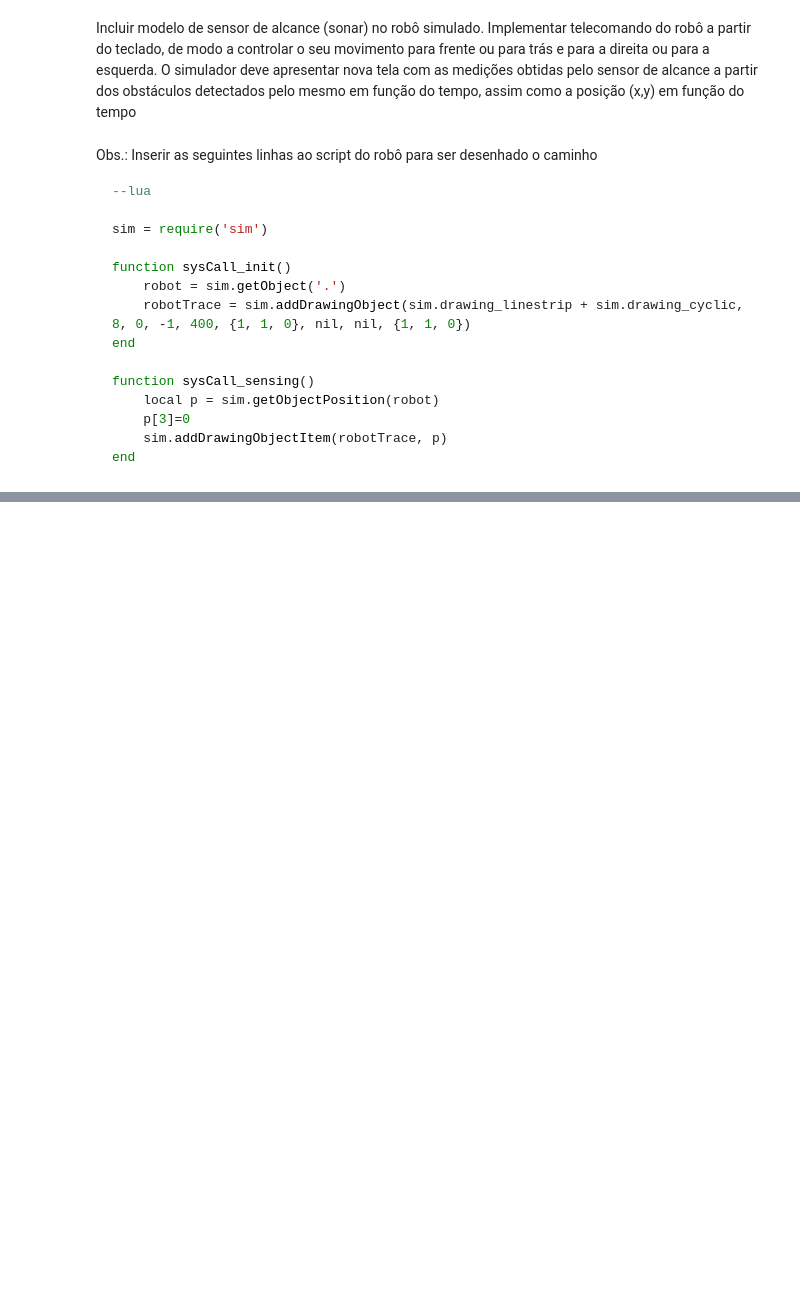
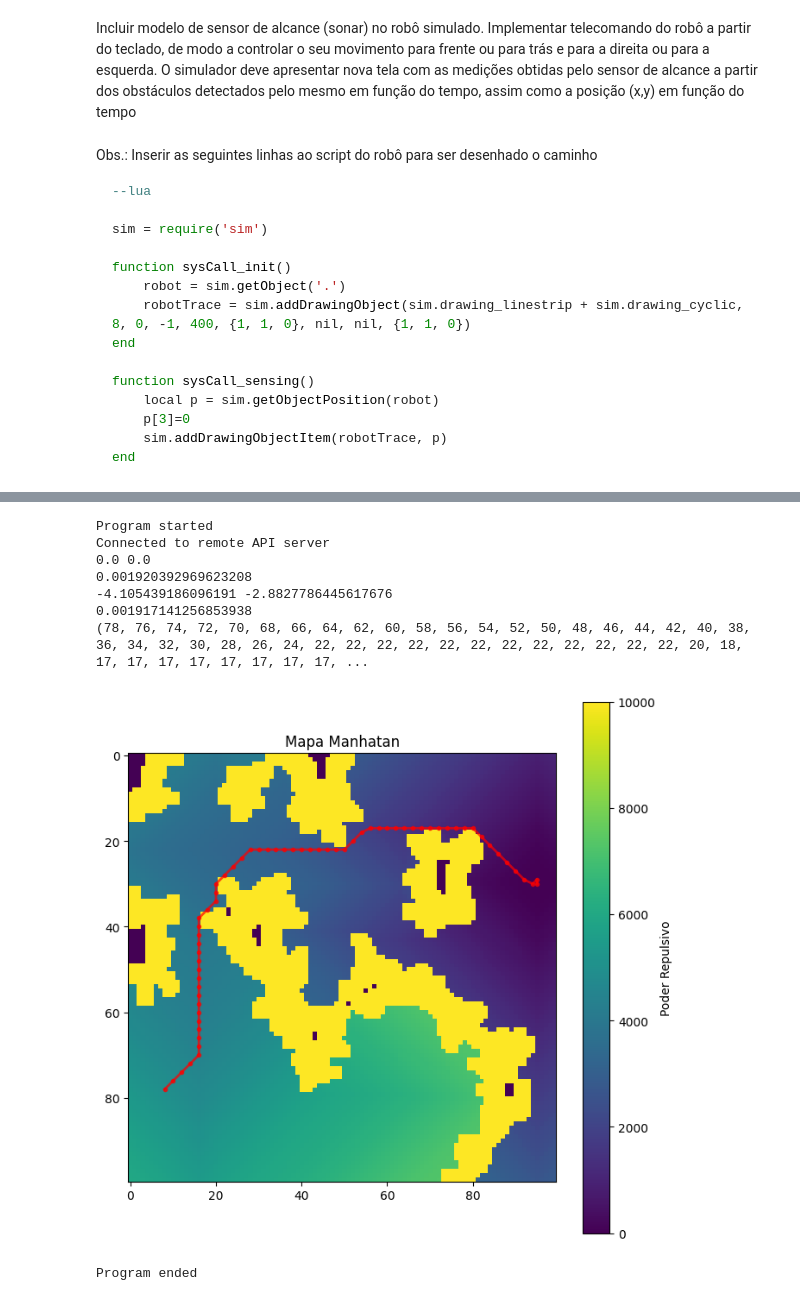
Before and after one commit to joseigo/DCA0440_Sistemas_Roboticos_Autonomos_24_1, a Jupyter notebook: Projeto 3/Projeto 3.ipynb, the cells around one changed output, grey strips where cells are left out. Saved outputs shown, nothing was run; the diff lists cells and outputs as text; code cells hidden in the pictures; blank space fills up the shorter version.

```diff
--- a/Projeto 3/Projeto 3.ipynb
+++ b/Projeto 3/Projeto 3.ipynb
@@ -54,0 +88,49 @@ print('Program ended')
+# %%
+from RobotLibrary import *
+
+print('Program started')
+sim.simxFinish(-1)
+clientID = sim.simxStart('127.0.0.1', 19999, True, True, 5000, 5)
+
+if clientID != -1:
+    print('Connected to remote API server')
+    try:
+        controller = RobotController(clientID)
+
+        # controller.get_map_file("peoplemap.npy")
+        # controller.manual_control_loop()
+        # controller.save_map_file("peoplemap")
+
+        controller.get_map_file("peoplemap.npy")
+
+        controller.set_goal(np.array([4.5,2,0]))
+
+        controller.mark_occupied()
+        controller.get_generated_path_manha_occ(True)
+        controller.send_generated_path()
+        controller.control_loop(400)
+        controller.plot_caminho()
+
+        # plt.figure(figsize=(8, 8))
+        # plt.imshow(controller.occgrid, cmap='Greys', interpolation='nearest')
+        # plt.title('Occupancy Grid')
+        # plt.colorbar(label='Occupancy (1 = Occupied, 0 = Unoccupied)')
+        # plt.show()
+    except Exception as e:
+        print(f"An error occurred: {e}")
+
+    sim.simxFinish(clientID)
+else:
+    print('Failed connecting to remote API server')
+
+print('Program ended')
+# %% [output]
+Program started
+Connected to remote API server
+0.0 0.0
+0.001920392969623208
+-4.105439186096191 -2.8827786445617676
+0.001917141256853938
+(78, 76, 74, 72, 70, 68, 66, 64, 62, 60, 58, 56, 54, 52, 50, 48, 46, 44, 42, 40, 38, 36, 34, 32, 30, 28, 26, 24, 22, 22, 22, 22, 22, 22, 22, 22, 22, 22, 22, 22, 20, 18, 17, 17, 17, 17, 17, 17, 17, 17, ...
+[figure, added]
+Program ended
```
Also changed, not shown: parts of 3 cells of this notebook, 3 other files.
